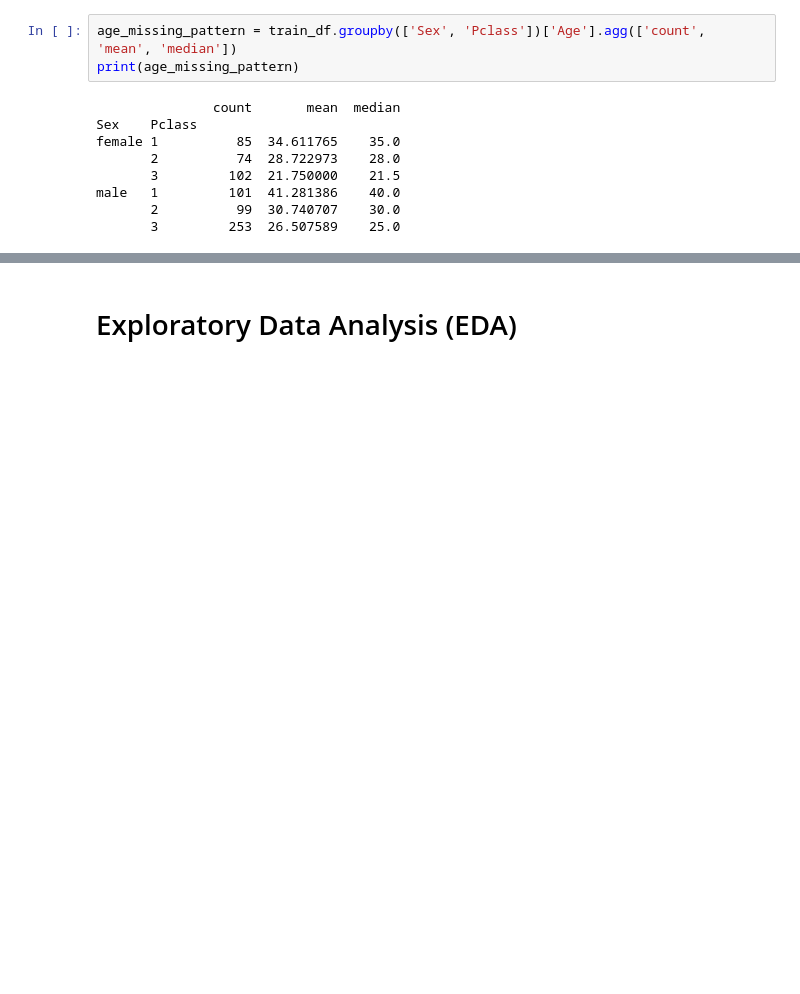
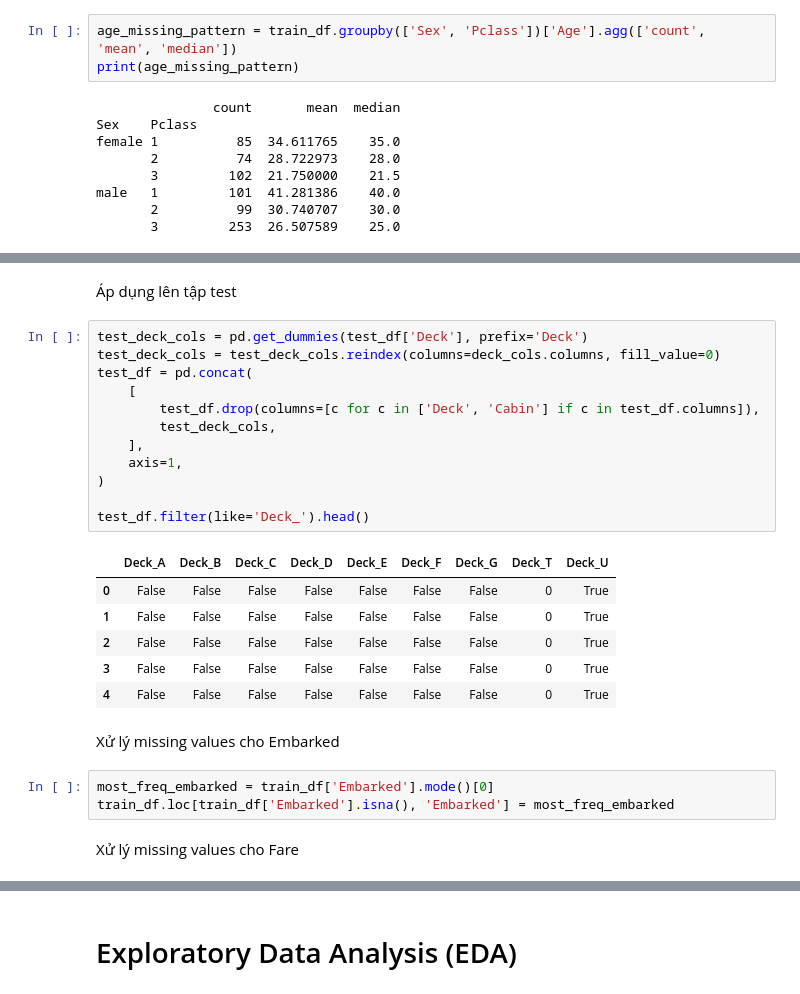
Before and after one commit to Phtzone/SGU25_KPDL_Group, a Jupyter notebook: Challange 1/titanic/titanic.ipynb, the cells around one changed output, grey strips where cells are left out. Drawn from its saved outputs; the diff is of its cells as text; blank space fills up the shorter version.

Commit message:
done missing values

```diff
--- a/Challange 1/titanic/titanic.ipynb
+++ b/Challange 1/titanic/titanic.ipynb
@@ -121,0 +211,28 @@ male   1         101  41.281386    40.0
+# %% [markdown]
+Áp dụng lên tập test
+# %%
+test_deck_cols = pd.get_dummies(test_df['Deck'], prefix='Deck')
+test_deck_cols = test_deck_cols.reindex(columns=deck_cols.columns, fill_value=0)
+test_df = pd.concat(
+    [
+        test_df.drop(columns=[c for c in ['Deck', 'Cabin'] if c in test_df.columns]),
+        test_deck_cols,
+    ],
+    axis=1,
+)
+
+test_df.filter(like='Deck_').head()
+# %% [output]
+|  | Deck_A | Deck_B | Deck_C | Deck_D | Deck_E | Deck_F | Deck_G | Deck_T | Deck_U |
+| 0 | False | False | False | False | False | False | False | 0 | True |
+| 1 | False | False | False | False | False | False | False | 0 | True |
+| 2 | False | False | False | False | False | False | False | 0 | True |
+| 3 | False | False | False | False | False | False | False | 0 | True |
+| 4 | False | False | False | False | False | False | False | 0 | True |
+# %% [markdown]
+Xử lý missing values cho Embarked
+# %%
+most_freq_embarked = train_df['Embarked'].mode()[0]
+train_df.loc[train_df['Embarked'].isna(), 'Embarked'] = most_freq_embarked
+# %% [markdown]
+Xử lý missing values cho Fare
```
Also changed, not shown: parts of 17 cells of this notebook.
